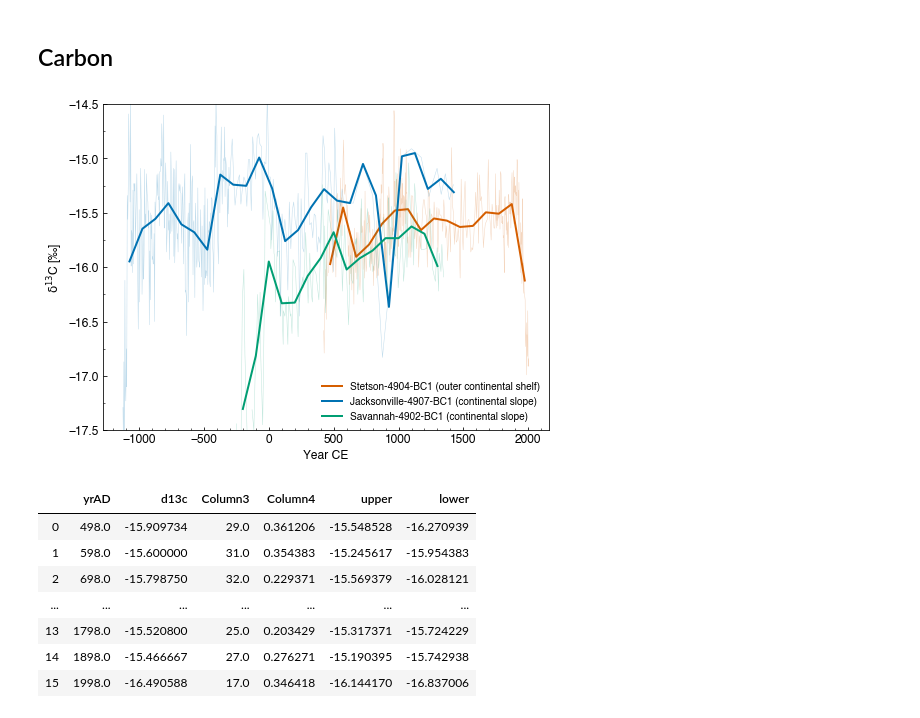
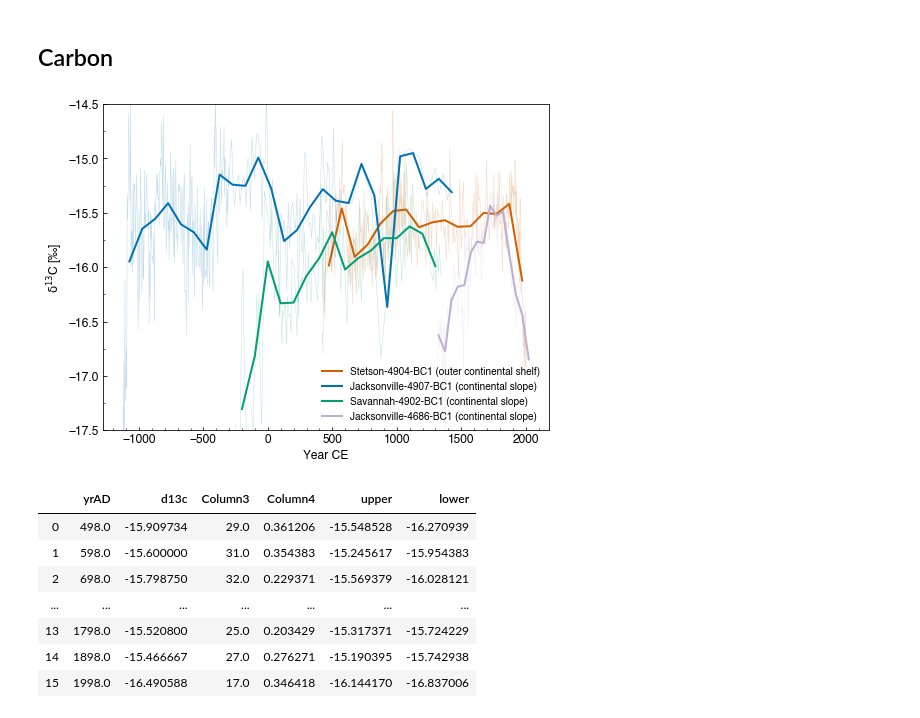
Before and after one commit to johntamu/seus-python, a Jupyter notebook: Coral Isotope Timeseries-Chapter 2.ipynb, the cells around one changed output. Cells and saved outputs as stored; diff of their text form; code cells hidden in the pictures.

```diff
--- a/Coral Isotope Timeseries-Chapter 2.ipynb
+++ b/Coral Isotope Timeseries-Chapter 2.ipynb
@@ -28,7 +28,7 @@ c = r'$\mathrm{\delta}^{13}$C ['u"\u2030]"
 deg = u'SST [\u00B0C]'
 
 # Import data
-path1 = '~/Documents/GitHub/data/schiff_bulk_years_09-04-2019.csv'
+path1 = '~/Documents/GitHub/data/schiff_bulk_years_06-17-2020.csv' # 09-04-2019
 path2 = '~/Documents/GitHub/data/schiff_bulk_years_jack4907_12-15-2019.csv'
 path3 = '~/Documents/GitHub/data/schiff_bulk_years_sav_12-15-2019.csv'
 path4 = '~/Documents/GitHub/data/schiff_bulk_years_stetson_12-15-2019.csv'
@@ -43,12 +43,13 @@ df.yrAD = df.yrAD.round(0)
 # df_jack4684 = df[df.coral == 'jack-4684-bc-unk']
 # df_jack4686t1 = df[df.coral == 'jack-4686-bc-d1-t1']
 
-# df_stet = df[df.coral == 'stet-4904-bc1-d2']
-# df_jack4907 = df[df.coral == 'jack-4907-bc1-d3']
-# df_jack_usgs = df[df.coral == 'jack-4907-bc1-d1']
-# df_sav = df[df.coral == 'sav-4902-bc1-unk']
+df_stet = df[df.coral == 'stet-4904-bc1-d2']
+df_jack4907 = df[df.coral == 'jack-4907-bc1-d3']
+df_jack_usgs = df[df.coral == 'jack-4907-bc1-d1']
+df_sav = df[df.coral == 'sav-4902-bc1-unk']
 df_jack4684 = df[df.coral == 'jack-4684-bc-unk']
-# df_jack4686 = df[df.coral == 'jack-4686-bc-d1-t1']
+df_jack4686 = df[df.coral == 'jack-4686-bc1-d1-t1']
+df_jack4686_mill = df[df.coral == 'jack-4686-bc-d1-t1']
 
 print(df)
 # %% [output]
@@ -429,3 +405,3 @@ plt.legend(frameon=False)
 # %%
-df_stet['tp'] = ((df_stet['d15n'] - d15Nprod)/3.4 +1)
-df_stet
+# df_stet['tp'] = ((df_stet['d15n'] - d15Nprod)/3.4 +1)
+# df_stet
@@ -812,6 +961,21 @@ data=newdf
 jack_binned_c = pd.DataFrame({'yrAD': data[:, 0], 'd13c': data[:, 1], 'Column3': data[:, 2], 'Column4': data[:, 3]})
 jack_binned_c['upper'] = jack_binned_c['d13c'] + jack_binned_c['Column4']
 jack_binned_c['lower'] = jack_binned_c['d13c'] - jack_binned_c['Column4']
+# %%
+# Binning
+# Jacksonville-4686 BC1, doing something more specific here because samples 123, 124, and 125 were not run on EA-IRMA
+# and therefore have missing values
+data = df_jack4686
+newdf = binvalues(data["yrAD"],data["d13c"], bin_size = 50)
+newdf = np.asarray(newdf)
+
+newdf = np.transpose(newdf)
+newdf.shape
+
+data=newdf
+jack4686_binned_c = pd.DataFrame({'yrAD': data[:, 0], 'd13c': data[:, 1], 'Column3': data[:, 2], 'Column4': data[:, 3]})
+jack4686_binned_c['upper'] = jack4686_binned_c['d13c'] + jack4686_binned_c['Column4']
+jack4686_binned_c['lower'] = jack4686_binned_c['d13c'] - jack4686_binned_c['Column4']
 # %%
 # d13c
 # Savannah-4902 BC1
@@ -861,34 +1025,41 @@ y2 = jack_binned_c['lower']
 ax.plot('yrAD', 'd13c', data=df_jack4907, color = '#0072B2', linewidth = 0.5, alpha = 0.25, label = '')
 ax.plot('yrAD', 'd13c', data=jack_binned_c, color='#0072B2', linewidth = 2, label = 'Jacksonville-4907-BC1 (continental slope)')
 # ax.fill_between(x, y1, y2, facecolor = '#0072B2', interpolate = False, alpha = 0.25)
 
 # Savannah-4902 BC1
 x = sav_binned_c['yrAD']
 y1 = sav_binned_c['upper']
 y2 = sav_binned_c['lower']
 ax.plot('yrAD', 'd13c', data=df_sav, color = '#009E73', linewidth = 0.5, alpha = 0.25, label = '')
 ax.plot('yrAD', 'd13c', data=sav_binned_c, color='#009E73', linewidth = 2, label = 'Savannah-4902-BC1 (continental slope)')
 # ax.fill_between(x, y1, y2, facecolor = '#1f78b4', interpolate = True, alpha = 0.25)
 
+# Jacksonville-4686-BC1
+x = jack4686_binned_c['yrAD']
+y1 = jack4686_binned_c['upper']
+y2 = jack4686_binned_c['lower']
+ax.plot('yrAD', 'd13c', data=df_jack4686, color = '#beaed4', linewidth = 0.5, label = '', alpha = 0.25)
+ax.plot('yrAD', 'd13c', data=jack4686_binned_c, color='#beaed4', linewidth = 2, label = 'Jacksonville-4686-BC1 (continental slope)')
+
 ax.set_xlabel("Year CE", fontname = 'Helvetica', size = 12)
 ax.set_ylabel(c, fontname = 'Helvetica', size = 12)
 ax.set_ylim(-17.5, -14.5)
 
 for tick in ax.get_xticklabels():
     tick.set_fontname("Helvetica")
     tick.set_fontsize(12)
 for tick in ax.get_yticklabels():
     tick.set_fontname("Helvetica")
     tick.set_fontsize(12)
 
 ax.xaxis.set_minor_locator(MultipleLocator(100))
 ax.yaxis.set_minor_locator(MultipleLocator(0.25))
 ax.tick_params(direction='in', which = 'both')
 
 plt.legend(frameon=False, loc=0)
 plt.savefig('fig_bulk_c_jack_stet_sav_binned.png', dpi = 300, bbox_inches='tight')
 # %% [output]
-[figure, old version]
+[figure, new version]
 # %%
 stet_binned_c
 # %% [output]
```
Also changed, not shown: parts of 19 cells of this notebook, 15 other files.
